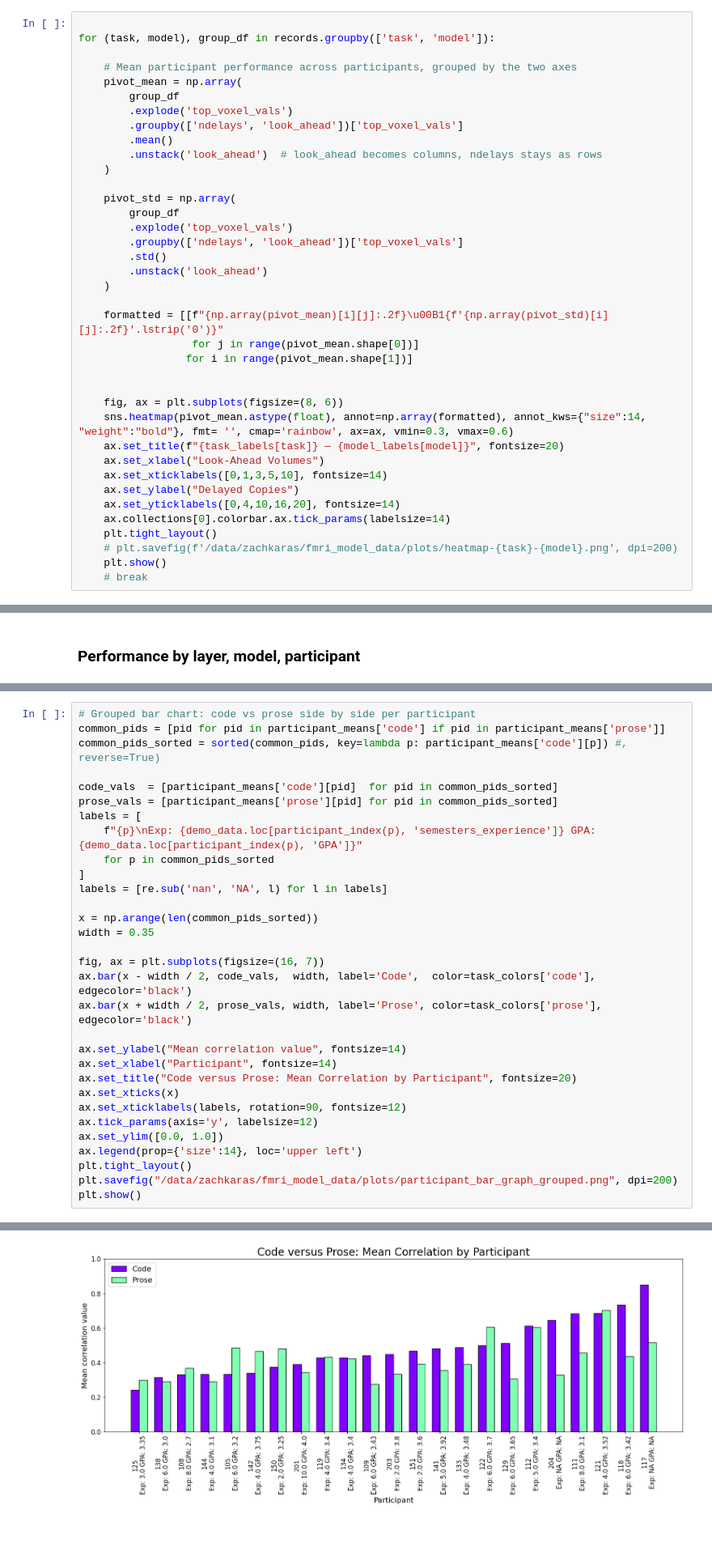
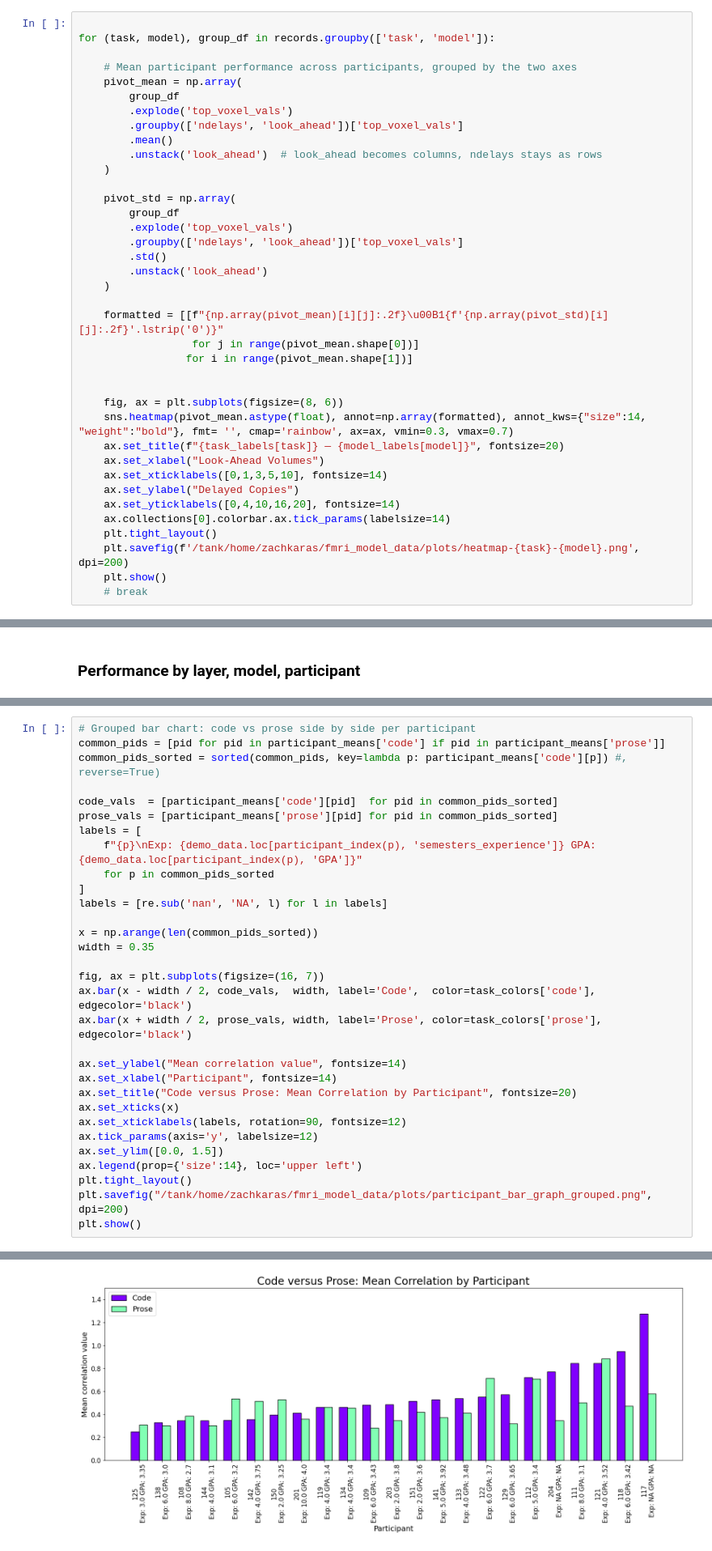
Before and after one commit to largehappygroup/fmri_model, a Jupyter notebook: analysis/fir/rq1_parameter_comparison.ipynb, the cells around one changed output, grey strips where cells are left out. Shown at 81% size. Saved outputs shown, nothing was run; the diff lists cells and outputs as text.

```diff
--- a/analysis/fir/rq1_parameter_comparison.ipynb
+++ b/analysis/fir/rq1_parameter_comparison.ipynb
@@ -67,7 +67,7 @@ for (task, model), group_df in records.groupby(['task', 'model']):
 
 
     fig, ax = plt.subplots(figsize=(8, 6))
-    sns.heatmap(pivot_mean.astype(float), annot=np.array(formatted), annot_kws={"size":14, "weight":"bold"}, fmt= '', cmap='rainbow', ax=ax, vmin=0.3, vmax=0.6)
+    sns.heatmap(pivot_mean.astype(float), annot=np.array(formatted), annot_kws={"size":14, "weight":"bold"}, fmt= '', cmap='rainbow', ax=ax, vmin=0.3, vmax=0.7)
     ax.set_title(f"{task_labels[task]} — {model_labels[model]}", fontsize=20)
     ax.set_xlabel("Look-Ahead Volumes")
     ax.set_xticklabels([0,1,3,5,10], fontsize=14)
@@ -75,7 +75,7 @@ for (task, model), group_df in records.groupby(['task', 'model']):
     ax.set_yticklabels([0,4,10,16,20], fontsize=14)
     ax.collections[0].colorbar.ax.tick_params(labelsize=14)
     plt.tight_layout()
-    # plt.savefig(f'/data/zachkaras/fmri_model_data/plots/heatmap-{task}-{model}.png', dpi=200)
+    plt.savefig(f'/tank/home/zachkaras/fmri_model_data/plots/heatmap-{task}-{model}.png', dpi=200)
     plt.show()
     # break
 # %% [output]
@@ -193,9 +200,9 @@ ax.set_title("Code versus Prose: Mean Correlation by Participant", fontsize=20)
 ax.set_xticks(x)
 ax.set_xticklabels(labels, rotation=90, fontsize=12)
 ax.tick_params(axis='y', labelsize=12)
-ax.set_ylim([0.0, 1.0])
+ax.set_ylim([0.0, 1.5])
 ax.legend(prop={'size':14}, loc='upper left')
 plt.tight_layout()
-plt.savefig("/data/zachkaras/fmri_model_data/plots/participant_bar_graph_grouped.png", dpi=200)
+plt.savefig("/tank/home/zachkaras/fmri_model_data/plots/participant_bar_graph_grouped.png", dpi=200)
 plt.show()
 # %% [output]
@@ -203,4 +209,4 @@ plt.show()
-[figure, old version]
+[figure, new version]
 # %%
 with open("/tank/home/zachkaras/fmri_model_data/intermediate_results/participant_means.pkl", 'wb') as f:
     pickle.dump(participant_means, f)
```
Also changed, not shown: parts of 9 cells of this notebook, 2 other files.
